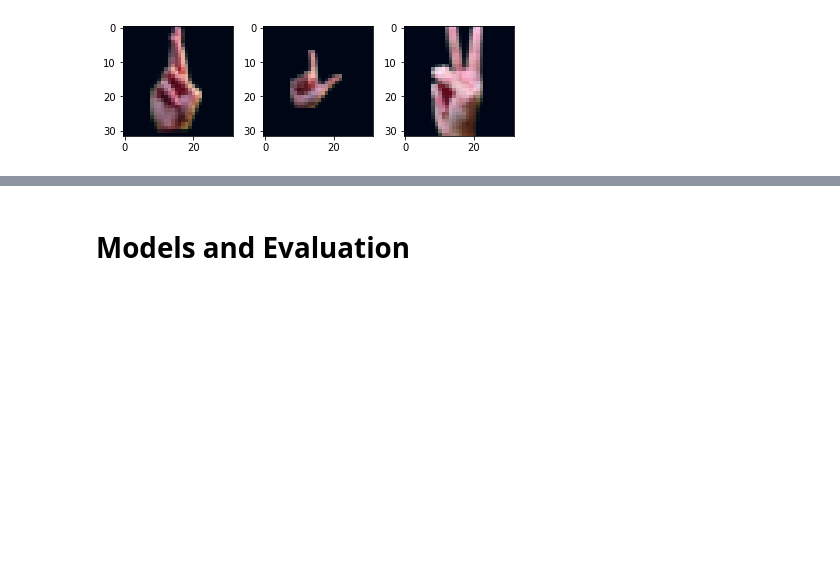
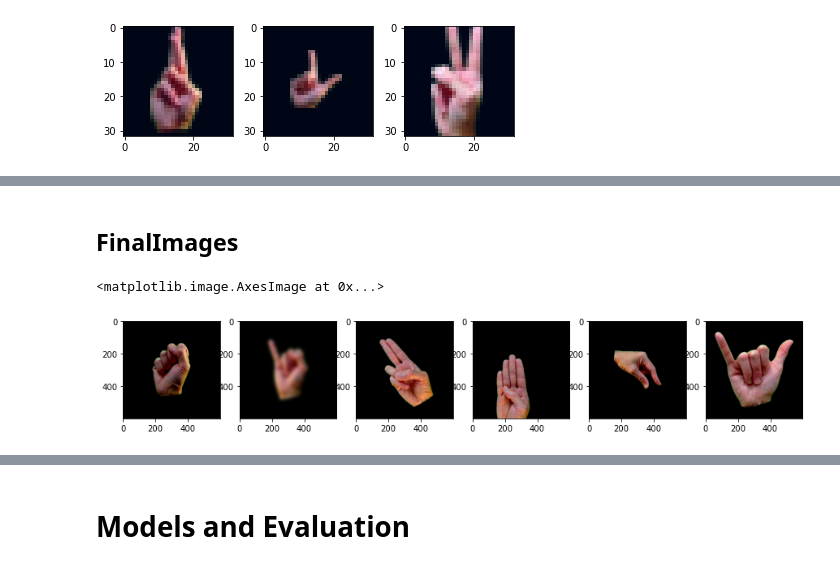
Before and after one commit to swadhwa5/MLFinalProject, a Jupyter notebook: Final_Project_Submission.ipynb, the cells around one changed output, grey strips where cells are left out. Drawn from its saved outputs; the diff is of its cells as text; code cells hidden in the pictures; blank space fills up the shorter version.

```diff
--- a/Final_Project_Submission.ipynb
+++ b/Final_Project_Submission.ipynb
@@ -154,0 +175,15 @@ plt.tight_layout()
+# %% [markdown]
+## FinalImages
+# %%
+path = "./FinalImages/"
+imgs, labels = loadImages(path)
+fig, ax = plt.subplots(1, 6, figsize=(15,10))
+ax[0].imshow(imgs[2]) #reshape
+ax[1].imshow(imgs[1]) #blur
+ax[2].imshow(imgs[3]) #rotate
+ax[3].imshow(imgs[13]) #translation
+ax[4].imshow(imgs[12]) #flip
+ax[5].imshow(imgs[11]) #scale
+# %% [output]
+<matplotlib.image.AxesImage at 0x...>
+[figure, added]
```
Also changed, not shown: parts of 9 cells of this notebook.
